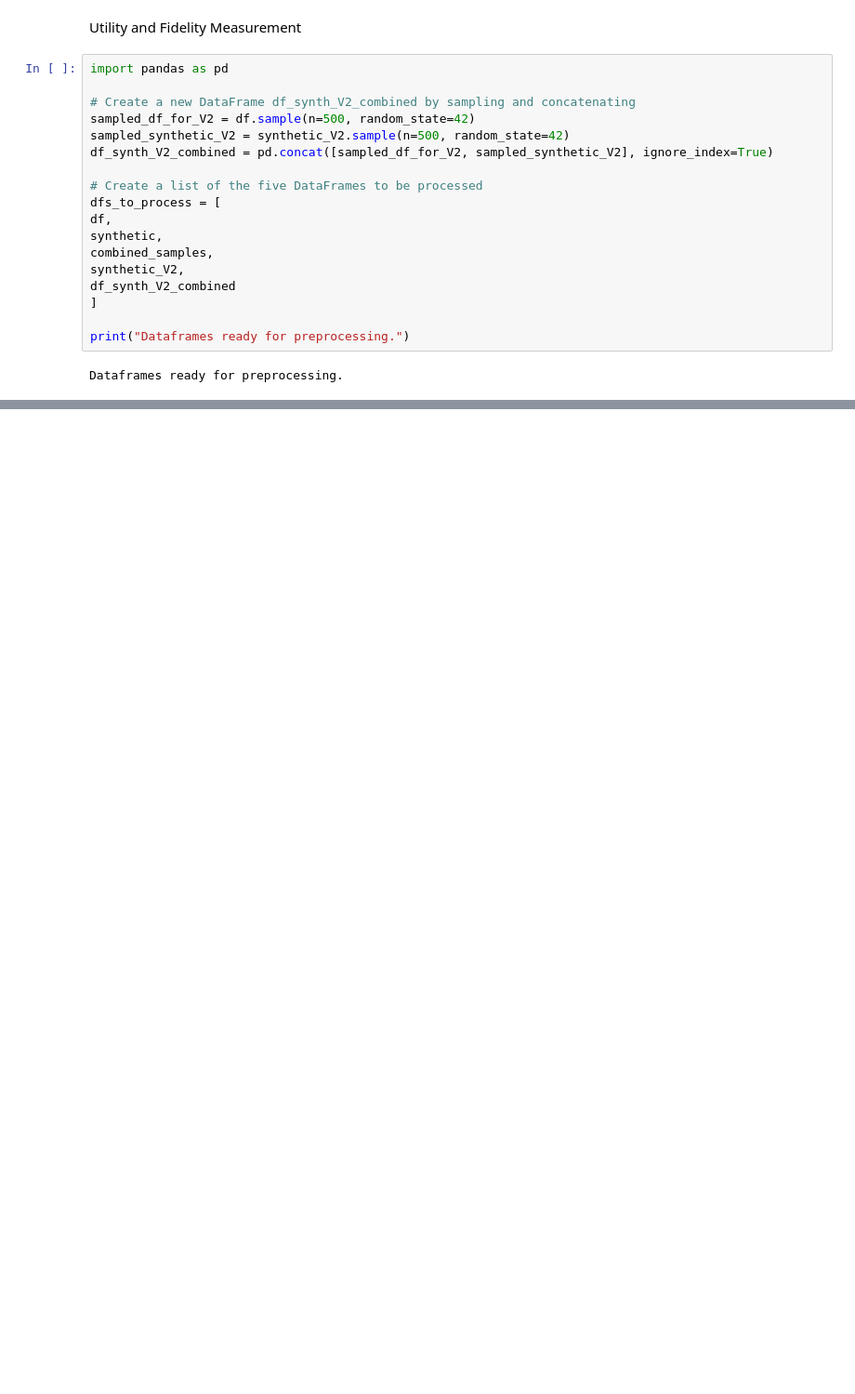
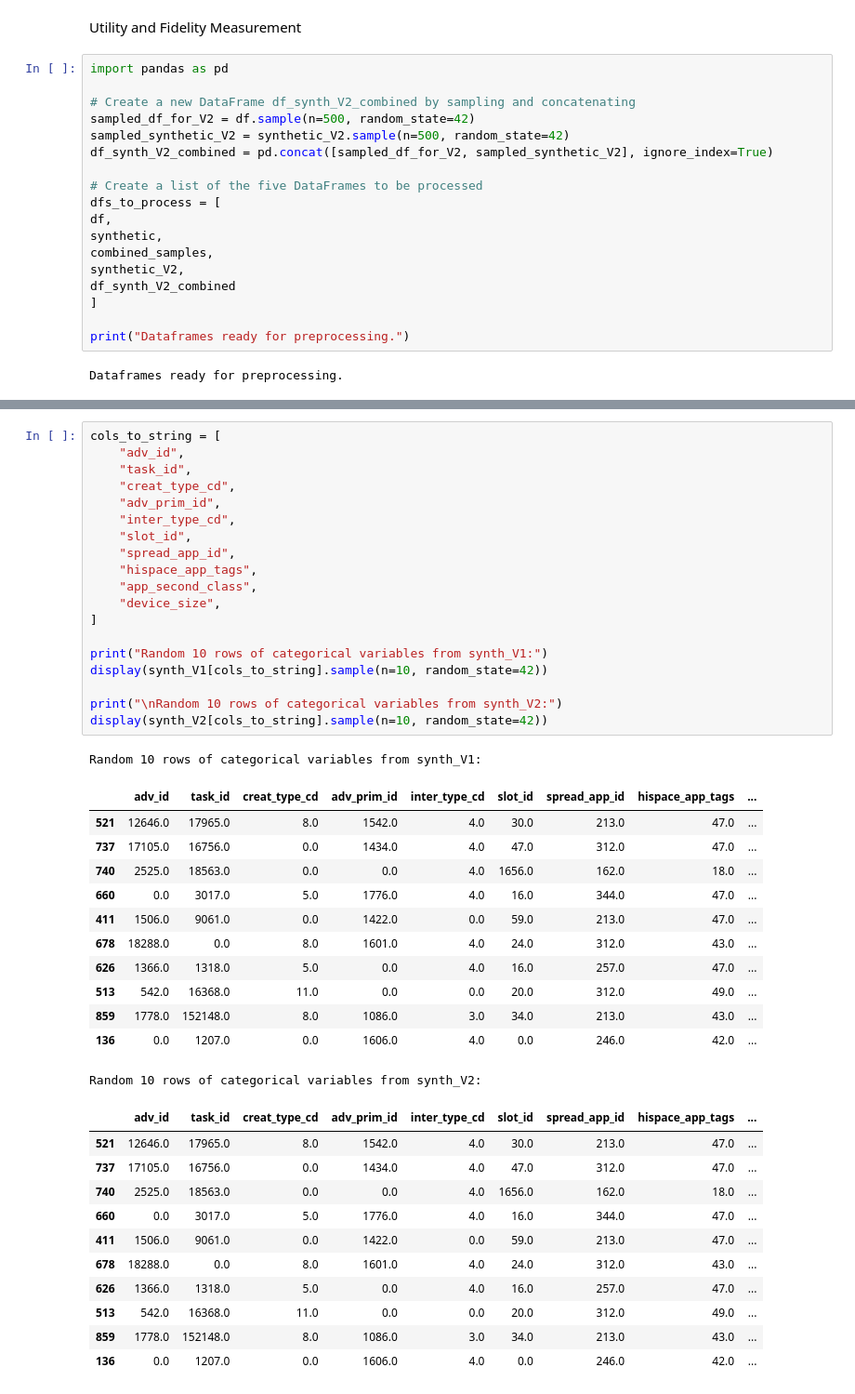
Before and after one commit to jackiewei-creator/CTR-Project, a Jupyter notebook: Synthetic Data Generation/Part_2_C161_GPT2_Generation_Fine_Tuning.ipynb, the cells around one changed output, grey strips where cells are left out. Shown: that part at 93% size. Saved outputs shown, nothing was run; the diff lists cells and outputs as text; blank space fills up the shorter version.

```diff
--- a/Synthetic Data Generation/Part_2_C161_GPT2_Generation_Fine_Tuning.ipynb
+++ b/Synthetic Data Generation/Part_2_C161_GPT2_Generation_Fine_Tuning.ipynb
@@ -486,0 +734,44 @@ Name: proportion, dtype: object
+# %%
+cols_to_string = [
+    "adv_id",
+    "task_id",
+    "creat_type_cd",
+    "adv_prim_id",
+    "inter_type_cd",
+    "slot_id",
+    "spread_app_id",
+    "hispace_app_tags",
+    "app_second_class",
+    "device_size",
+]
+
+print("Random 10 rows of categorical variables from synth_V1:")
+display(synth_V1[cols_to_string].sample(n=10, random_state=42))
+
+print("\nRandom 10 rows of categorical variables from synth_V2:")
+display(synth_V2[cols_to_string].sample(n=10, random_state=42))
+# %% [output]
+Random 10 rows of categorical variables from synth_V1:
+|  | adv_id | task_id | creat_type_cd | adv_prim_id | inter_type_cd | slot_id | spread_app_id | hispace_app_tags | ... |
+| 521 | 12646.0 | 17965.0 | 8.0 | 1542.0 | 4.0 | 30.0 | 213.0 | 47.0 | ... |
+| 737 | 17105.0 | 16756.0 | 0.0 | 1434.0 | 4.0 | 47.0 | 312.0 | 47.0 | ... |
+| 740 | 2525.0 | 18563.0 | 0.0 | 0.0 | 4.0 | 1656.0 | 162.0 | 18.0 | ... |
+| 660 | 0.0 | 3017.0 | 5.0 | 1776.0 | 4.0 | 16.0 | 344.0 | 47.0 | ... |
+| 411 | 1506.0 | 9061.0 | 0.0 | 1422.0 | 0.0 | 59.0 | 213.0 | 47.0 | ... |
+| 678 | 18288.0 | 0.0 | 8.0 | 1601.0 | 4.0 | 24.0 | 312.0 | 43.0 | ... |
+| 626 | 1366.0 | 1318.0 | 5.0 | 0.0 | 4.0 | 16.0 | 257.0 | 47.0 | ... |
+| 513 | 542.0 | 16368.0 | 11.0 | 0.0 | 0.0 | 20.0 | 312.0 | 49.0 | ... |
+| 859 | 1778.0 | 152148.0 | 8.0 | 1086.0 | 3.0 | 34.0 | 213.0 | 43.0 | ... |
+| 136 | 0.0 | 1207.0 | 0.0 | 1606.0 | 4.0 | 0.0 | 246.0 | 42.0 | ... |
+Random 10 rows of categorical variables from synth_V2:
+|  | adv_id | task_id | creat_type_cd | adv_prim_id | inter_type_cd | slot_id | spread_app_id | hispace_app_tags | ... |
+| 521 | 12646.0 | 17965.0 | 8.0 | 1542.0 | 4.0 | 30.0 | 213.0 | 47.0 | ... |
+| 737 | 17105.0 | 16756.0 | 0.0 | 1434.0 | 4.0 | 47.0 | 312.0 | 47.0 | ... |
+| 740 | 2525.0 | 18563.0 | 0.0 | 0.0 | 4.0 | 1656.0 | 162.0 | 18.0 | ... |
+| 660 | 0.0 | 3017.0 | 5.0 | 1776.0 | 4.0 | 16.0 | 344.0 | 47.0 | ... |
+| 411 | 1506.0 | 9061.0 | 0.0 | 1422.0 | 0.0 | 59.0 | 213.0 | 47.0 | ... |
+| 678 | 18288.0 | 0.0 | 8.0 | 1601.0 | 4.0 | 24.0 | 312.0 | 43.0 | ... |
+| 626 | 1366.0 | 1318.0 | 5.0 | 0.0 | 4.0 | 16.0 | 257.0 | 47.0 | ... |
+| 513 | 542.0 | 16368.0 | 11.0 | 0.0 | 0.0 | 20.0 | 312.0 | 49.0 | ... |
+| 859 | 1778.0 | 152148.0 | 8.0 | 1086.0 | 3.0 | 34.0 | 213.0 | 43.0 | ... |
+| 136 | 0.0 | 1207.0 | 0.0 | 1606.0 | 4.0 | 0.0 | 246.0 | 42.0 | ... |
```
Also changed, not shown: parts of 28 cells of this notebook.
